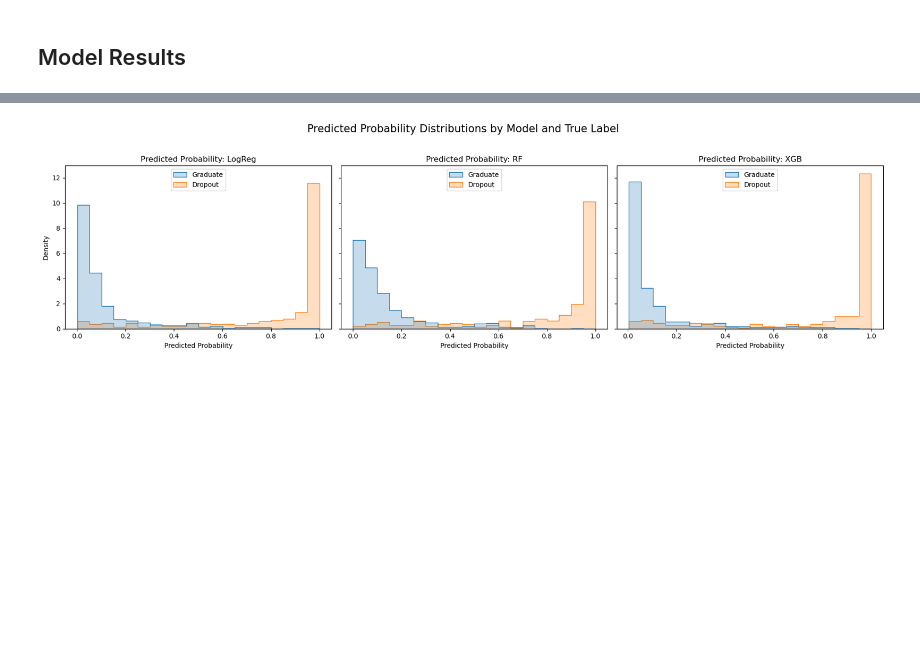
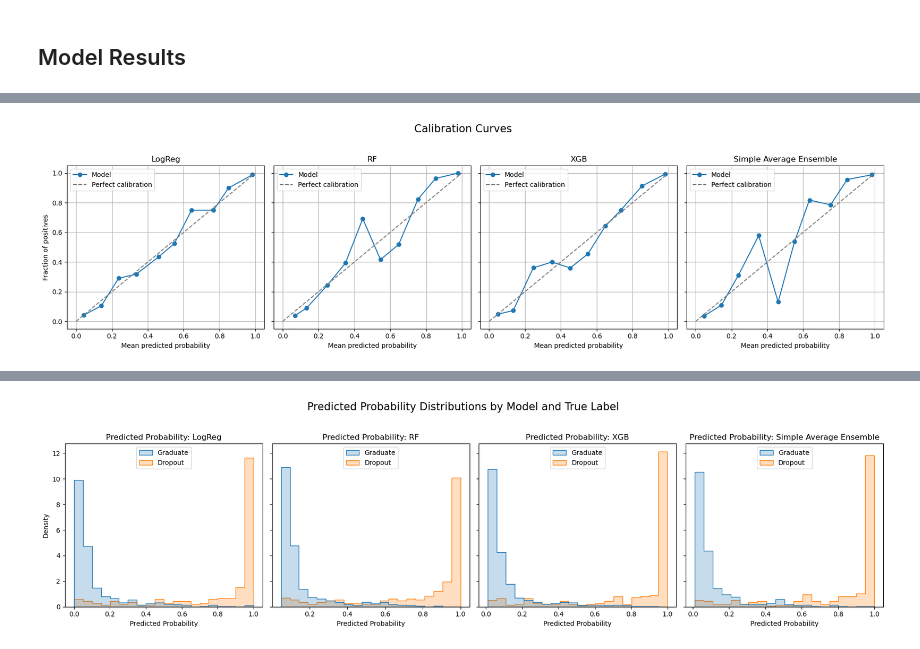
Before and after one commit to davott46/AADS_UCI, a Jupyter notebook: AADS_Pipeline.ipynb, the cells around one changed output, grey strips where cells are left out. Saved outputs shown, nothing was run; the diff lists cells and outputs as text; code cells hidden in the pictures; blank space fills up the shorter version.

```diff
--- a/AADS_Pipeline.ipynb
+++ b/AADS_Pipeline.ipynb
@@ -277,0 +451,36 @@ y_proba.head()
+# %%
+models = [
+    'LogReg',
+    'RF',
+    'XGB',
+    'Simple Average Ensemble'
+]
+
+# Setup plot
+fig, axes = plt.subplots(1, 4, figsize=(18, 5), sharey=True)
+
+for i, name in enumerate(models):
+    # Calibration curve on calibration set
+    prob_true, prob_pred = calibration_curve(y_proba["True Label"], y_proba[name], n_bins=10)
+
+    axes[i].plot(prob_pred, prob_true, 'o-', label='Model')
+    axes[i].plot([0, 1], [0, 1], '--', color='gray', label='Perfect calibration')
+
+    axes[i].set_title(f'{name}')
+    axes[i].set_xlabel('Mean predicted probability')
+    if i == 0:
+        axes[i].set_ylabel('Fraction of positives')
+    axes[i].legend()
+    axes[i].grid(True)
+
+plt.suptitle('Calibration Curves', fontsize=16)
+plt.tight_layout(rect=[0, 0, 1, 0.95])
+plt.show()
+
+# Print Brier score and log loss on test set
+for name in models:
+    brier = brier_score_loss(y_test, y_proba[name])
+    lloss = log_loss(y_test, y_proba[name])
+    print(f'{name} – Brier: {brier:.4f}, Log Loss: {lloss:.4f}')
+# %% [output]
+[figure, added]
@@ -278,9 +491,9 @@ y_proba.head()
 # %%
 # List of model probability column names
-model_cols = ['LogReg', 'RF', 'XGB']
+model_cols = ['LogReg', 'RF', 'XGB', 'Simple Average Ensemble']
 custom_legend_labels = ["Graduate", "Dropout"]
 
-fig, axes = plt.subplots(1, 3, figsize=(18, 5), sharey=True)
+fig, axes = plt.subplots(1, 4, figsize=(18, 5), sharey=True)
 
 for i, model in enumerate(model_cols):
     sns.histplot(
@@ -312,5 +525,5 @@ plt.suptitle('Predicted Probability Distributions by Model and True Label', font
 plt.tight_layout(rect=[0, 0, 1, 0.95])
 plt.show()
 # %% [output]
-[figure, old version]
+[figure, new version]
 # %%
```
Also changed, not shown: parts of 36 cells of this notebook, 4 other files.
